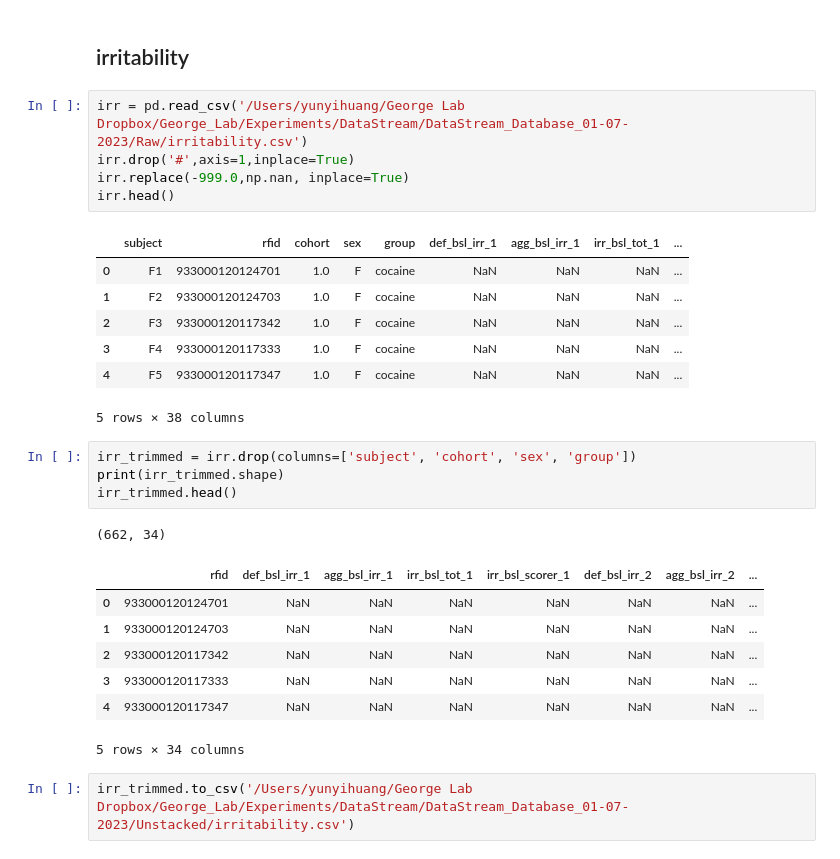
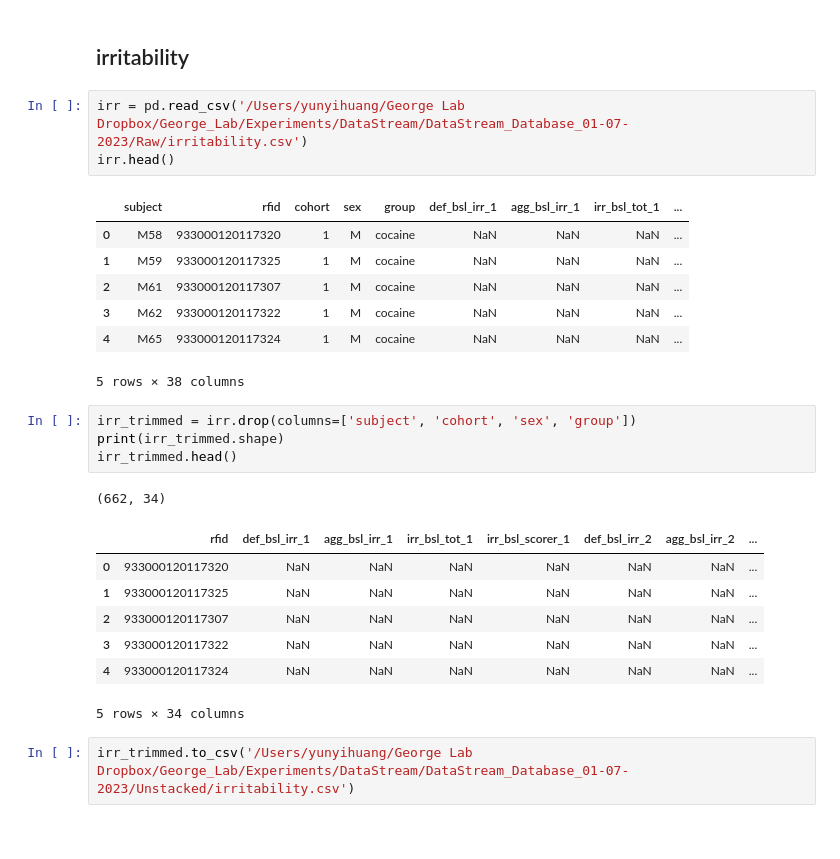
Before and after one commit to 3c-lab/operant-data-pipeline, a Jupyter notebook: data_preprocessing/data_processing_after_exporting.ipynb, the cells around one changed output. Cells and saved outputs as stored; diff of their text form.

```diff
--- a/data_preprocessing/data_processing_after_exporting.ipynb
+++ b/data_preprocessing/data_processing_after_exporting.ipynb
@@ -99,16 +99,14 @@ mmt_unstacked.to_csv('/Users/yunyihuang/George Lab Dropbox/George_Lab/Experiment
 ## irritability
 # %%
 irr = pd.read_csv('/Users/yunyihuang/George Lab Dropbox/George_Lab/Experiments/DataStream/DataStream_Database_01-07-2023/Raw/irritability.csv')
-irr.drop('#',axis=1,inplace=True)
-irr.replace(-999.0,np.nan, inplace=True)
 irr.head()
 # %% [output]
 |  | subject | rfid | cohort | sex | group | def_bsl_irr_1 | agg_bsl_irr_1 | irr_bsl_tot_1 | ... |
-| 0 | F1 | 933000120124701 | 1.0 | F | cocaine | NaN | NaN | NaN | ... |
-| 1 | F2 | 933000120124703 | 1.0 | F | cocaine | NaN | NaN | NaN | ... |
-| 2 | F3 | 933000120117342 | 1.0 | F | cocaine | NaN | NaN | NaN | ... |
-| 3 | F4 | 933000120117333 | 1.0 | F | cocaine | NaN | NaN | NaN | ... |
-| 4 | F5 | 933000120117347 | 1.0 | F | cocaine | NaN | NaN | NaN | ... |
+| 0 | M58 | 933000120117320 | 1 | M | cocaine | NaN | NaN | NaN | ... |
+| 1 | M59 | 933000120117325 | 1 | M | cocaine | NaN | NaN | NaN | ... |
+| 2 | M61 | 933000120117307 | 1 | M | cocaine | NaN | NaN | NaN | ... |
+| 3 | M62 | 933000120117322 | 1 | M | cocaine | NaN | NaN | NaN | ... |
+| 4 | M65 | 933000120117324 | 1 | M | cocaine | NaN | NaN | NaN | ... |
 5 rows × 38 columns
 # %%
 irr_trimmed = irr.drop(columns=['subject', 'cohort', 'sex', 'group'])
@@ -117,11 +115,11 @@ irr_trimmed.head()
 # %% [output]
 (662, 34)
 |  | rfid | def_bsl_irr_1 | agg_bsl_irr_1 | irr_bsl_tot_1 | irr_bsl_scorer_1 | def_bsl_irr_2 | agg_bsl_irr_2 | ... |
-| 0 | 933000120124701 | NaN | NaN | NaN | NaN | NaN | NaN | ... |
-| 1 | 933000120124703 | NaN | NaN | NaN | NaN | NaN | NaN | ... |
-| 2 | 933000120117342 | NaN | NaN | NaN | NaN | NaN | NaN | ... |
-| 3 | 933000120117333 | NaN | NaN | NaN | NaN | NaN | NaN | ... |
-| 4 | 933000120117347 | NaN | NaN | NaN | NaN | NaN | NaN | ... |
+| 0 | 933000120117320 | NaN | NaN | NaN | NaN | NaN | NaN | ... |
+| 1 | 933000120117325 | NaN | NaN | NaN | NaN | NaN | NaN | ... |
+| 2 | 933000120117307 | NaN | NaN | NaN | NaN | NaN | NaN | ... |
+| 3 | 933000120117322 | NaN | NaN | NaN | NaN | NaN | NaN | ... |
+| 4 | 933000120117324 | NaN | NaN | NaN | NaN | NaN | NaN | ... |
 5 rows × 34 columns
 # %%
 irr_trimmed.to_csv('/Users/yunyihuang/George Lab Dropbox/George_Lab/Experiments/DataStream/DataStream_Database_01-07-2023/Unstacked/irritability.csv')
```
Also changed, not shown: parts of 20 cells of this notebook, 7 other files.
